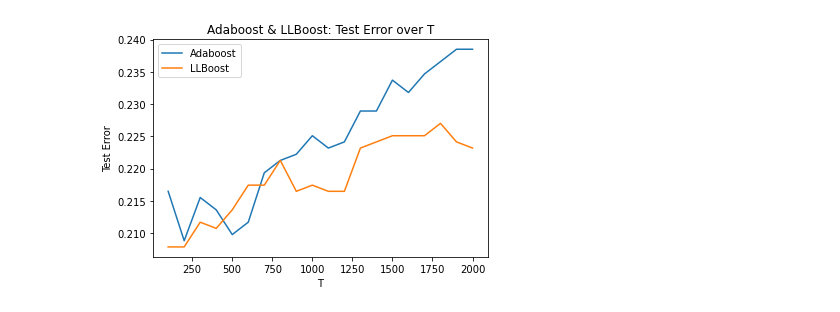
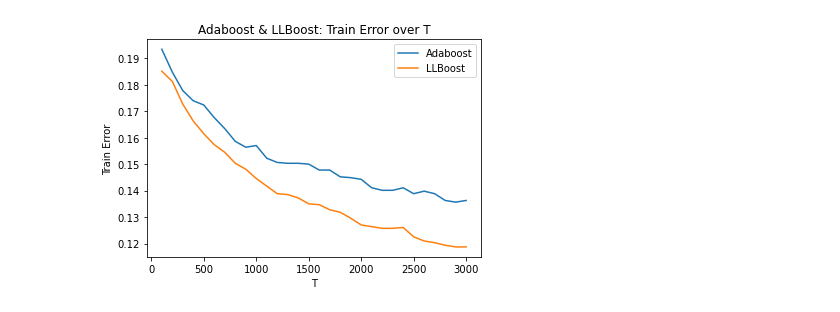
Before and after one commit to julesberman/fml_hw3, a Jupyter notebook: boosting.ipynb, the cells around one changed output. Drawn from its saved outputs; the diff is of its cells as text; code cells hidden in the pictures.

```diff
--- a/boosting.ipynb
+++ b/boosting.ipynb
@@ -38,6 +38,8 @@ for line in Lines:
 # %%
 from sklearn import preprocessing
 from sklearn.utils import shuffle
+
+X, y = shuffle(X, y, random_state=0)
 
 # split into train and test set
 X_train, X_test = X[:3133], X[3133:]
@@ -60,14 +62,14 @@ from sklearn.ensemble import GradientBoostingClassifier
 from sklearn.model_selection import cross_val_score
 from sklearn.ensemble import AdaBoostClassifier
 
-TRange = [100*(i+1) for i in range(20)]
+TRange = [100*(i+1) for i in range(30)]
 
 adaBestT = 0
 adaBestAcc = 0
 adaAccs = []
 adaStds = []
 
-# Adaboost
+# Adaboost CV
 for T in TRange:
 
     # FROM DOCUMENTATION: https://scikit-learn.org/stable/modules/generated/sklearn.ensemble.GradientBoostingClassifier.html
@@ -203,19 +209,26 @@ plt.show()
 # %%
-adaScores = []
-logicScores = []
+# train and test
+adaScoresTest = []
+logicScoresTest = []
+
+adaScoresTrain = []
+logicScoresTrain = []
 
 # Logisitic Loss Boosting
 for T in TRange:
 
     adaBooster = GradientBoostingClassifier(n_estimators=T, loss='exponential', learning_rate=1.0, max_depth=1, random_state=0).fit(X_train, y_train)
-    adaScore = adaBooster.score(X_test, y_test)
+    aTest = adaBooster.score(X_test, y_test)
+    aTrain = adaBooster.score(X_train, y_train)
 
     llBooster = GradientBoostingClassifier(n_estimators=T, loss='deviance', learning_rate=1.0, max_depth=1, random_state=0).fit(X_train, y_train)
-    llScore = llBooster.score(X_test, y_test)
+    lTest = llBooster.score(X_test, y_test)
+    lTrain = llBooster.score(X_train, y_train)
+
 
     # record scores
-    adaScores.append(adaScore)
-    logicScores.append(llScore)
+    adaScoresTest.append(aTest)
+    logicScoresTest.append(lTest)
 
-    print("T=%d, Adaboost test score: %0.5f)" % (T, adaScore))
-    print("T=%d, LLboost test score: %0.5f)" % (T, llScore))
+    adaScoresTrain.append(aTrain)
+    logicScoresTrain.append(lTrain)
@@ -240,16 +252,16 @@ T=2000, LLboost test score: 0.77682)
 # %%
 import matplotlib.pyplot as plt
 
-Adaerr = [1 - adaScores[i] for i in range(len(adaScores))]
-LLerr = [1 - logicScores[i] for i in range(len(logicScores))]
+Adaerr = [1 - adaScoresTrain[i] for i in range(len(adaScoresTrain))]
+LLerr = [1 - logicScoresTrain[i] for i in range(len(logicScoresTrain))]
 
 plt.plot(TRange, Adaerr)
 plt.plot(TRange, LLerr)
 
-plt.title("Adaboost & LLBoost: Test Error over T")
+plt.title("Adaboost & LLBoost: Train Error over T")
 plt.xlabel("T")
-plt.ylabel("Test Error")
+plt.ylabel("Train Error")
 plt.legend(["Adaboost", "LLBoost"])
 plt.show()
 # %% [output]
-[figure, old version]
+[figure, new version]
```
Also changed, not shown: parts of 6 cells of this notebook.
